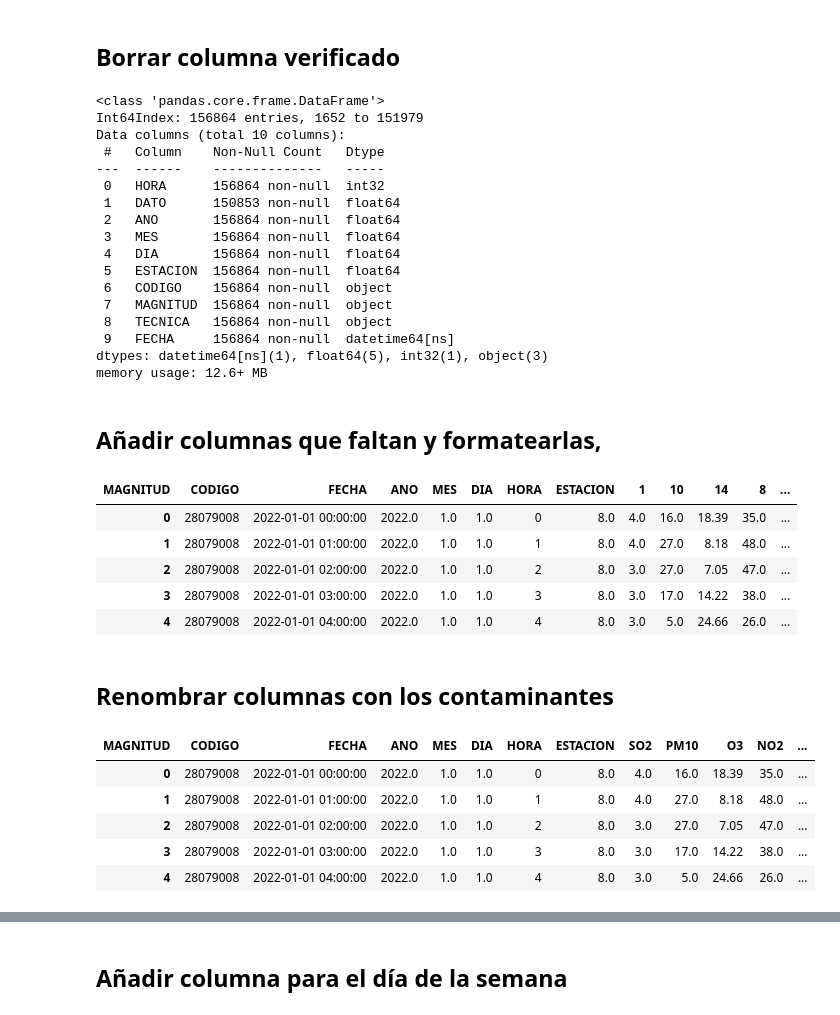
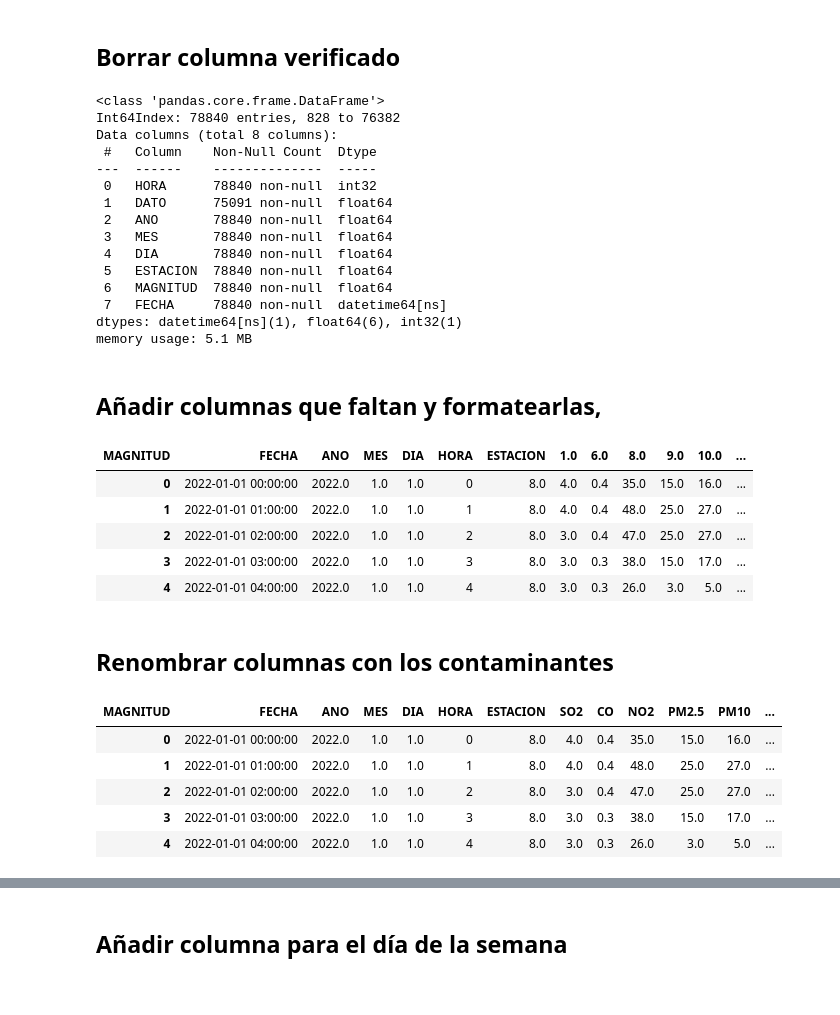
Before and after one commit to EmmaMontalban/grupo1_analisis, a Jupyter notebook: notebooks/0.1.Creaccion_columnas__aire.ipynb, the cells around one changed output, grey strips where cells are left out. Cells and saved outputs as stored; diff of their text form; code cells hidden in the pictures.

```diff
--- a/notebooks/0.1.Creaccion_columnas__aire.ipynb
+++ b/notebooks/0.1.Creaccion_columnas__aire.ipynb
@@ -122,6 +132,6 @@ data.head()
 # %% [markdown]
 ## Añadir la columna fecha en formato datetime al nuevo dataset
 # %%
-data['FECHA'] = pd.to_datetime(data[['ANO','MES','DIA','HORA']].rename(columns = {'ANO': 'year', 'MES': 'month','DIA': 'day', 'HORA': 'hour'}))
-data.head()
+df['FECHA'] = pd.to_datetime(df[['ANO','MES','DIA','HORA']].rename(columns = {'ANO': 'year', 'MES': 'month','DIA': 'day', 'HORA': 'hour'}))
+df.head(2)
 # %% [output]
@@ -152,0 +143,3 @@ data
+# %%
+df = df.sort_values(['FECHA','HORA'])
+df.head(2)
@@ -154,6 +151,6 @@ data
 ## Marcar datos no válidos en el DataFrame:
 * Datos no verificados
 # %%
-data.loc[data['VERIFICADO'] != 'V', ['DATO']] = np.nan
-data.loc[data['VERIFICADO'] != 'V']
+df.loc[df['VERIFICADO'] != 'V', ['DATO']] = np.nan
+df.loc[df['VERIFICADO'] != 'V']
 # %% [output]
@@ -173,47 +170,46 @@ data.loc[data['VERIFICADO'] != 'V']
 # %% [markdown]
 ## Borrar columna verificado
 # %%
-data = data.drop('VERIFICADO', axis=1)
-data.info()
+df = df.drop('VERIFICADO', axis=1)
+df.info()
 # %% [output]
 <class 'pandas.core.frame.DataFrame'>
-Int64Index: 156864 entries, 1652 to 151979
-Data columns (total 10 columns):
- #   Column    Non-Null Count   Dtype
----  ------    --------------   -----
- 0   HORA      156864 non-null  int32
- 1   DATO      150853 non-null  float64
- 2   ANO       156864 non-null  float64
- 3   MES       156864 non-null  float64
- 4   DIA       156864 non-null  float64
- 5   ESTACION  156864 non-null  float64
- 6   CODIGO    156864 non-null  object
- 7   MAGNITUD  156864 non-null  object
- 8   TECNICA   156864 non-null  object
- 9   FECHA     156864 non-null  datetime64[ns]
-dtypes: datetime64[ns](1), float64(5), int32(1), object(3)
-memory usage: 12.6+ MB
+Int64Index: 78840 entries, 828 to 76382
+Data columns (total 8 columns):
+ #   Column    Non-Null Count  Dtype
+---  ------    --------------  -----
+ 0   HORA      78840 non-null  int32
+ 1   DATO      75091 non-null  float64
+ 2   ANO       78840 non-null  float64
+ 3   MES       78840 non-null  float64
+ 4   DIA       78840 non-null  float64
+ 5   ESTACION  78840 non-null  float64
+ 6   MAGNITUD  78840 non-null  float64
+ 7   FECHA     78840 non-null  datetime64[ns]
+dtypes: datetime64[ns](1), float64(6), int32(1)
+memory usage: 5.1 MB
 # %% [markdown]
 ## Añadir columnas que faltan y formatearlas,
 # %%
-data = data.set_index(['CODIGO','FECHA', 'ANO', 'MES', 'DIA', 'HORA', 'ESTACION','MAGNITUD'])['DATO'].unstack(level=-1).reset_index().rename_axis(None)
-data.head()
+df = df.set_index(['FECHA', 'ANO', 'MES', 'DIA', 'HORA', 'ESTACION','MAGNITUD'])['DATO'].unstack(level=-1).reset_index().rename_axis(None)
+df.head()
 # %% [output]
-| MAGNITUD | CODIGO | FECHA | ANO | MES | DIA | HORA | ESTACION | 1 | 10 | 14 | 8 | ... |
-| 0 | 28079008 | 2022-01-01 00:00:00 | 2022.0 | 1.0 | 1.0 | 0 | 8.0 | 4.0 | 16.0 | 18.39 | 35.0 | ... |
-| 1 | 28079008 | 2022-01-01 01:00:00 | 2022.0 | 1.0 | 1.0 | 1 | 8.0 | 4.0 | 27.0 | 8.18 | 48.0 | ... |
-| 2 | 28079008 | 2022-01-01 02:00:00 | 2022.0 | 1.0 | 1.0 | 2 | 8.0 | 3.0 | 27.0 | 7.05 | 47.0 | ... |
-| 3 | 28079008 | 2022-01-01 03:00:00 | 2022.0 | 1.0 | 1.0 | 3 | 8.0 | 3.0 | 17.0 | 14.22 | 38.0 | ... |
-| 4 | 28079008 | 2022-01-01 04:00:00 | 2022.0 | 1.0 | 1.0 | 4 | 8.0 | 3.0 | 5.0 | 24.66 | 26.0 | ... |
+| MAGNITUD | FECHA | ANO | MES | DIA | HORA | ESTACION | 1.0 | 6.0 | 8.0 | 9.0 | 10.0 | ... |
+| 0 | 2022-01-01 00:00:00 | 2022.0 | 1.0 | 1.0 | 0 | 8.0 | 4.0 | 0.4 | 35.0 | 15.0 | 16.0 | ... |
+| 1 | 2022-01-01 01:00:00 | 2022.0 | 1.0 | 1.0 | 1 | 8.0 | 4.0 | 0.4 | 48.0 | 25.0 | 27.0 | ... |
+| 2 | 2022-01-01 02:00:00 | 2022.0 | 1.0 | 1.0 | 2 | 8.0 | 3.0 | 0.4 | 47.0 | 25.0 | 27.0 | ... |
+| 3 | 2022-01-01 03:00:00 | 2022.0 | 1.0 | 1.0 | 3 | 8.0 | 3.0 | 0.3 | 38.0 | 15.0 | 17.0 | ... |
+| 4 | 2022-01-01 04:00:00 | 2022.0 | 1.0 | 1.0 | 4 | 8.0 | 3.0 | 0.3 | 26.0 | 3.0 | 5.0 | ... |
 # %% [markdown]
 ## Renombrar columnas con los contaminantes
 # %%
-data = data.rename(columns={'1': 'SO2', '10': 'PM10', '8': 'NO2', '9': 'PM2.5',  '14': 'O3'}, copy = False, errors = 'raise')
-data.head()
+df = df.rename(columns={1: 'SO2', 6: 'CO', 8: 'NO2', 9: 'PM2.5', 10: 'PM10', 14: 'O3', 20: 'TOL', 30: 'BEN', 35: 'EBE'},
+                copy = False, errors = 'raise')
+df.head()
 # %% [output]
-| MAGNITUD | CODIGO | FECHA | ANO | MES | DIA | HORA | ESTACION | SO2 | PM10 | O3 | NO2 | ... |
-| 0 | 28079008 | 2022-01-01 00:00:00 | 2022.0 | 1.0 | 1.0 | 0 | 8.0 | 4.0 | 16.0 | 18.39 | 35.0 | ... |
-| 1 | 28079008 | 2022-01-01 01:00:00 | 2022.0 | 1.0 | 1.0 | 1 | 8.0 | 4.0 | 27.0 | 8.18 | 48.0 | ... |
-| 2 | 28079008 | 2022-01-01 02:00:00 | 2022.0 | 1.0 | 1.0 | 2 | 8.0 | 3.0 | 27.0 | 7.05 | 47.0 | ... |
-| 3 | 28079008 | 2022-01-01 03:00:00 | 2022.0 | 1.0 | 1.0 | 3 | 8.0 | 3.0 | 17.0 | 14.22 | 38.0 | ... |
-| 4 | 28079008 | 2022-01-01 04:00:00 | 2022.0 | 1.0 | 1.0 | 4 | 8.0 | 3.0 | 5.0 | 24.66 | 26.0 | ... |
+| MAGNITUD | FECHA | ANO | MES | DIA | HORA | ESTACION | SO2 | CO | NO2 | PM2.5 | PM10 | ... |
+| 0 | 2022-01-01 00:00:00 | 2022.0 | 1.0 | 1.0 | 0 | 8.0 | 4.0 | 0.4 | 35.0 | 15.0 | 16.0 | ... |
+| 1 | 2022-01-01 01:00:00 | 2022.0 | 1.0 | 1.0 | 1 | 8.0 | 4.0 | 0.4 | 48.0 | 25.0 | 27.0 | ... |
+| 2 | 2022-01-01 02:00:00 | 2022.0 | 1.0 | 1.0 | 2 | 8.0 | 3.0 | 0.4 | 47.0 | 25.0 | 27.0 | ... |
+| 3 | 2022-01-01 03:00:00 | 2022.0 | 1.0 | 1.0 | 3 | 8.0 | 3.0 | 0.3 | 38.0 | 15.0 | 17.0 | ... |
+| 4 | 2022-01-01 04:00:00 | 2022.0 | 1.0 | 1.0 | 4 | 8.0 | 3.0 | 0.3 | 26.0 | 3.0 | 5.0 | ... |
```
Also changed, not shown: parts of 34 cells of this notebook, 1 other file.
